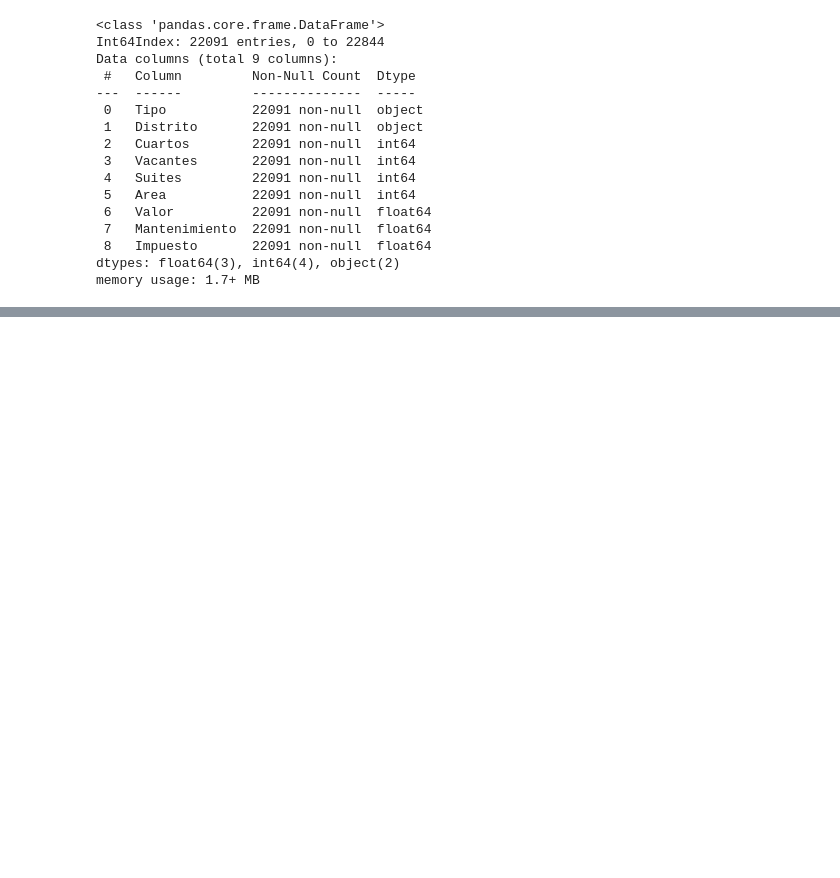
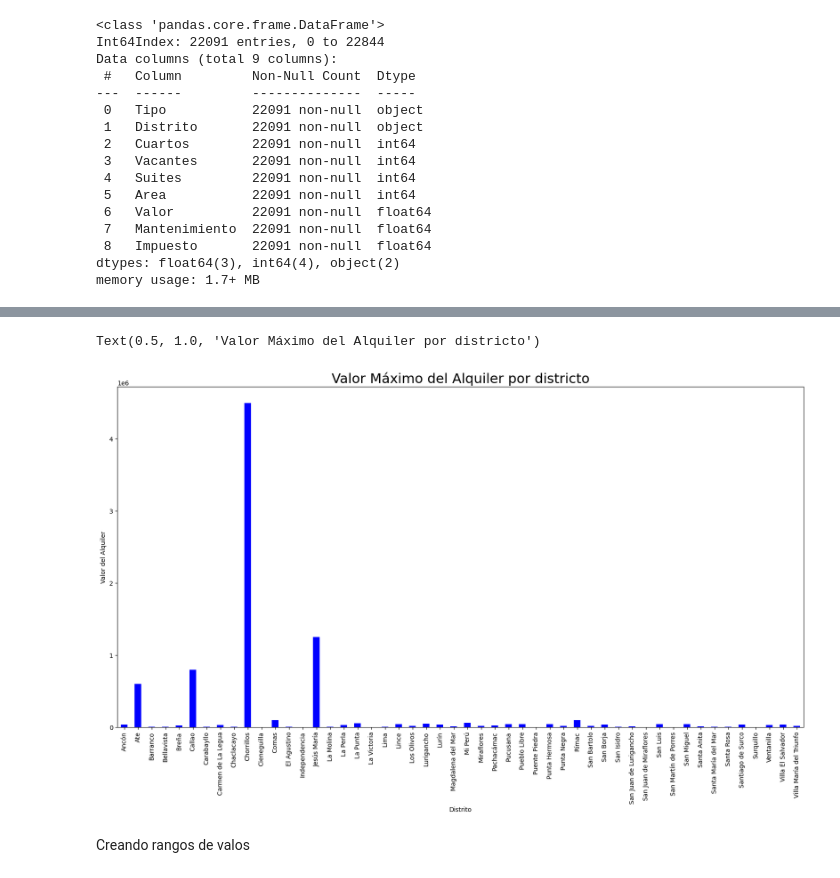
Before and after one commit to Fsalasgit/alura_pythonParaDS, a Jupyter notebook: 03_Python_Pandas_TratamientoyAnalisisDatos.ipynb, the cells around one changed output, grey strips where cells are left out. Cells and saved outputs as stored; diff of their text form; code cells hidden in the pictures; blank space fills up the shorter version.

```diff
--- a/03_Python_Pandas_TratamientoyAnalisisDatos.ipynb
+++ b/03_Python_Pandas_TratamientoyAnalisisDatos.ipynb
@@ -1114,0 +1685,9 @@ datos.to_csv('alquiler_residencial.csv', sep = ';', index = False)
+# %%
+fig = grupo_barrio ['Valor'].max().plot.bar(color = 'blue')
+fig.set_ylabel('Valor del Alquiler')
+fig.set_title('Valor Máximo del Alquiler por districto',{'fontsize':22})
+# %% [output]
+Text(0.5, 1.0, 'Valor Máximo del Alquiler por districto')
+[figure, added]
+# %% [markdown]
+Creando rangos de valos
```
Also changed, not shown: parts of 101 cells of this notebook.
